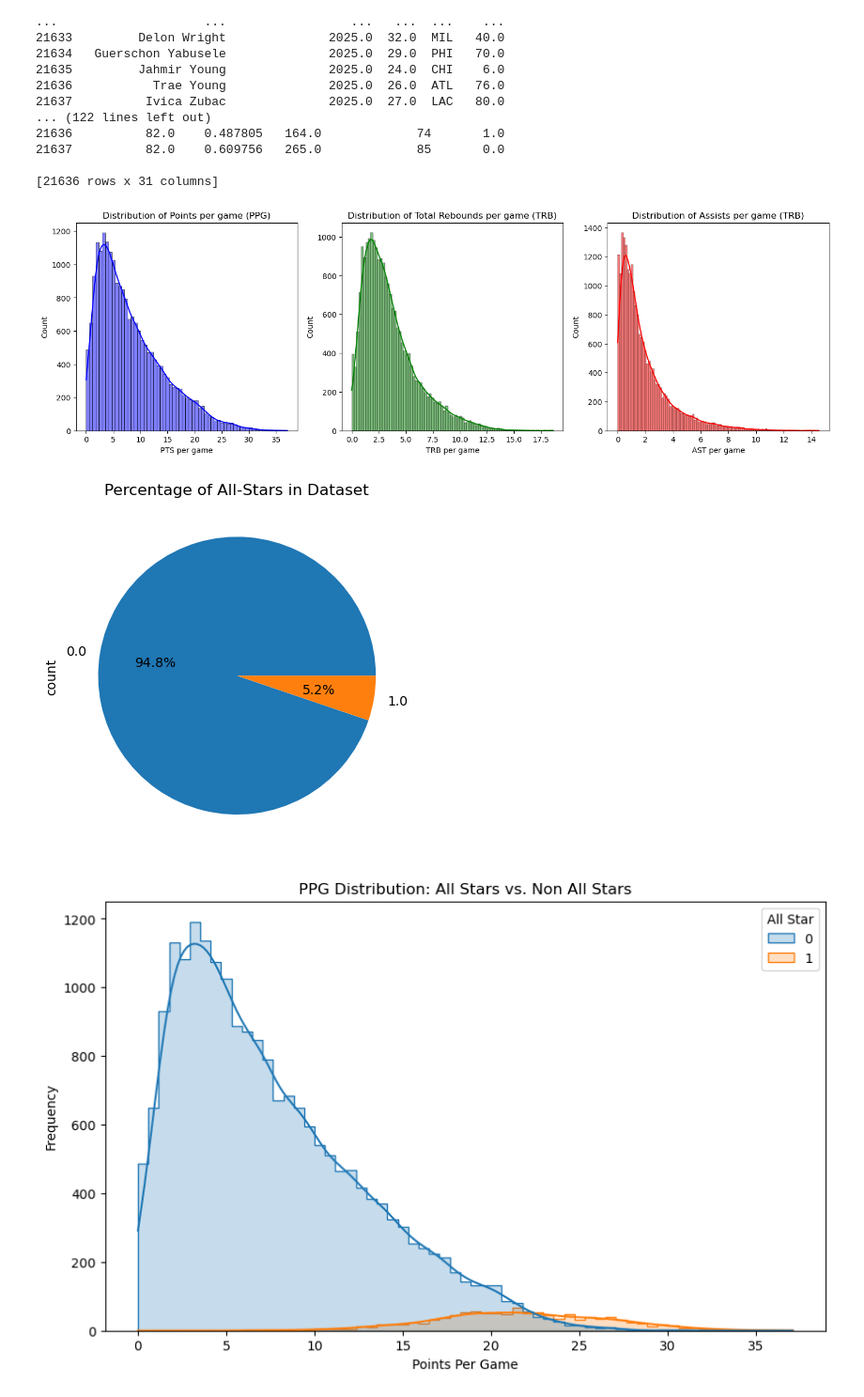
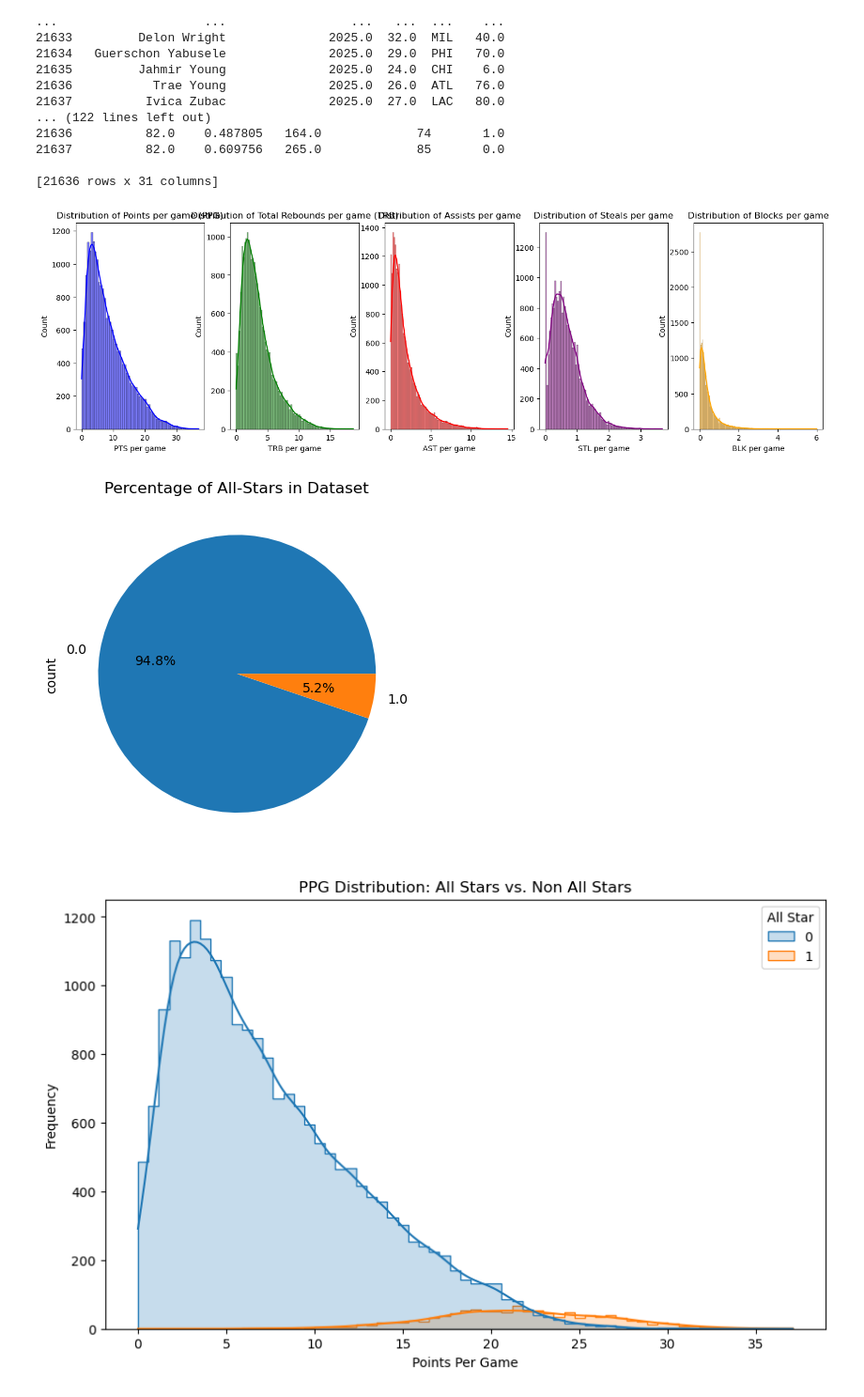
Before and after one commit to asarkar17812/nba-allstar-pred, a Jupyter notebook: nba_allstar.ipynb, the cells around one changed output. Shown at 94% size. Saved outputs shown, nothing was run; the diff lists cells and outputs as text; code cells hidden in the pictures.

```diff
--- a/nba_allstar.ipynb
+++ b/nba_allstar.ipynb
@@ -34,24 +34,30 @@ from scripts import data_cleaning
 # %%
 # Look at the distribution of Points
 df = data_cleaning.df_clean
 
-fig, axes = plt.subplots(1, 3, figsize=(18, 5))
+fig, axes = plt.subplots(1, 5, figsize=(18, 5))
 sns.histplot(data =df, x='PTS per game', kde=True, ax=axes[0], color='blue')
 axes[0].set_title('Distribution of Points per game (PPG)')
 
 sns.histplot(data =df, x='TRB per game', kde=True, ax=axes[1], color='green')
 axes[1].set_title('Distribution of Total Rebounds per game (TRB)')
 
 sns.histplot(data =df, x='AST per game', kde=True, ax=axes[2], color='red')
-axes[2].set_title('Distribution of Assists per game (TRB)')
+axes[2].set_title('Distribution of Assists per game')
+
+sns.histplot(data =df, x='STL per game', kde=True, ax=axes[3], color='purple')
+axes[3].set_title('Distribution of Steals per game')
+
+sns.histplot(data =df, x='BLK per game', kde=True, ax=axes[4], color='orange')
+axes[4].set_title('Distribution of Blocks per game')
 
 plt.show()
 
 df['All Star'].value_counts().plot(kind='pie', autopct='%1.1f%%')
 plt.title('Percentage of All-Stars in Dataset')
 plt.show()
 # %% [output]
-[figure, old version]
+[figure, new version]
 [figure]
 # %%
 plt.figure(figsize=(10, 6))
```
Also changed, not shown: parts of 1 cell of this notebook, 1 other file.
